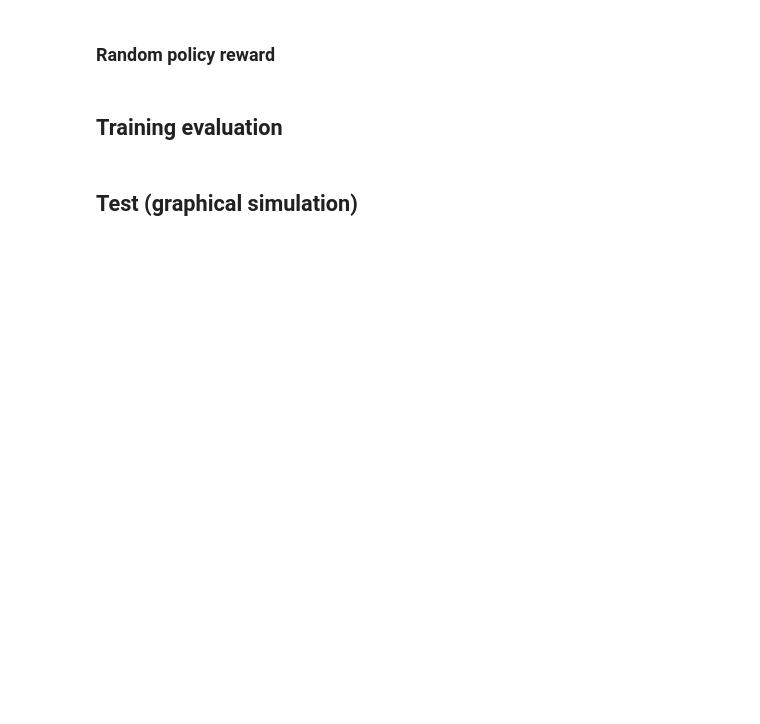
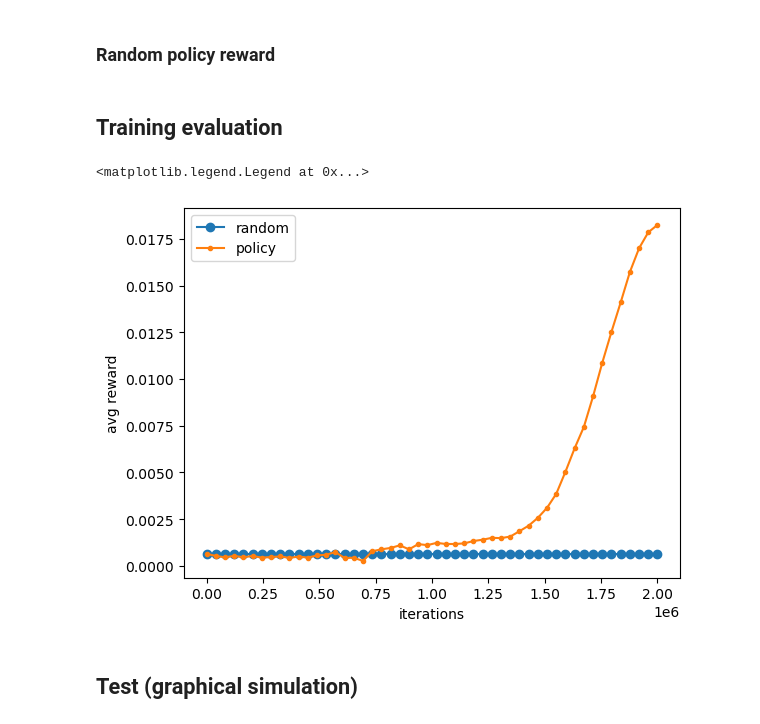
Before and after one commit to AlbertoSinigaglia/snake-reinforcement-learning, a Jupyter notebook: original/snake.ipynb, the cells around one changed output. Cells and saved outputs as stored; diff of their text form; code cells hidden in the pictures; blank space fills up the shorter version.

```diff
--- a/original/snake.ipynb
+++ b/original/snake.ipynb
@@ -199,15 +217,18 @@ for _ in trange(100):
 # %%
 %matplotlib inline
 
-CHUNK_SIZE = 2000
+CHUNK_SIZE = 200
 N = len(avg_rewards)//CHUNK_SIZE*CHUNK_SIZE
 x = np.linspace(0,CHUNK_SIZE*N, N//CHUNK_SIZE)
 plt.plot(x, np.array(random_rewards).mean(axis=-1).repeat(N//CHUNK_SIZE), marker="o")
 points = np.array(avg_rewards)[:N].reshape((-1, CHUNK_SIZE)).mean(axis=-1)
 plt.plot(x, points, marker=".")
 _ = plt.xlabel("iterations")
 _ = plt.ylabel("avg reward")
 plt.legend(["random", "policy"])
+# %% [output]
+<matplotlib.legend.Legend at 0x...>
+[figure, added]
 # %% [markdown]
 ## Test (graphical simulation)
 # %%
```
Also changed, not shown: parts of 7 cells of this notebook, 21 other files.
